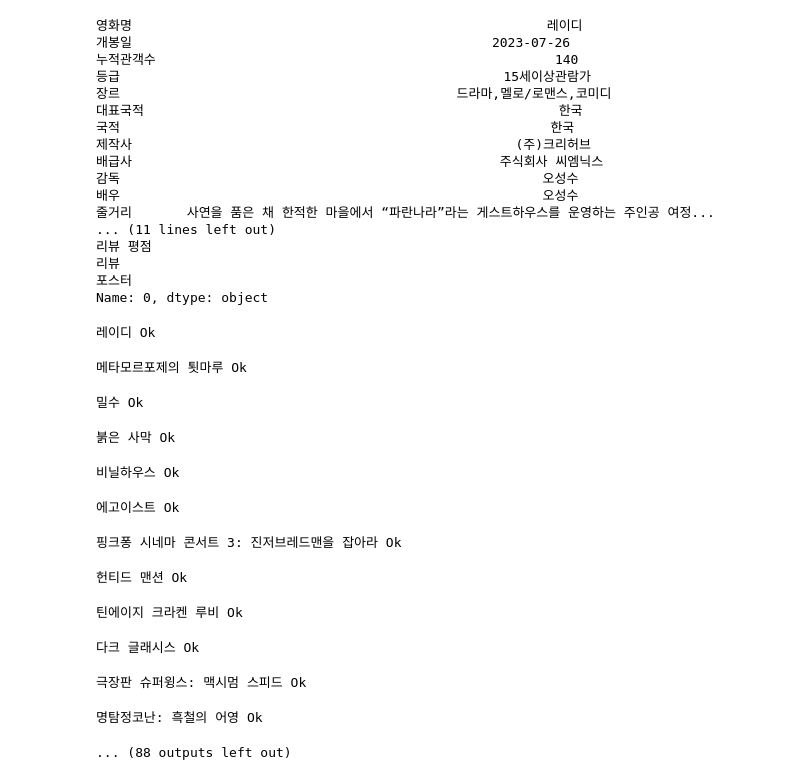
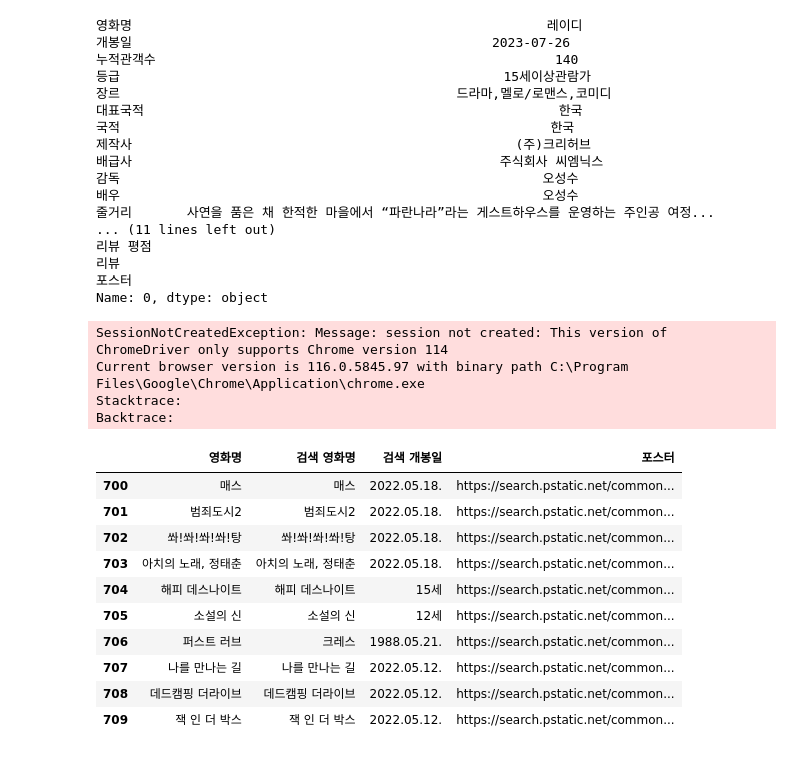
Before and after one commit to wonyounging/2_Project, a Jupyter notebook: Work_data/movie_data/영화 포스터 크롤링.ipynb, the cells around one changed output. Drawn from its saved outputs; the diff is of its cells as text; code cells hidden in the pictures.

```diff
--- a/Work_data/movie_data/영화 포스터 크롤링.ipynb
+++ b/Work_data/movie_data/영화 포스터 크롤링.ipynb
@@ -123,7 +123,7 @@ count = 0
 start_list = list(range(0, 18001, 1000))
 end_list = list(range(1000,18421,1000))
 
-for k in range(len(start_list)):
+for k in range(len(start_list)[1:]):
     df_part = pd.DataFrame(columns = ['영화명', '개봉일', '누적관객수', '등급', '장르', '대표국적', '국적', '제작사', '배급사', '감독',
     '배우', '줄거리', '키워드', '검색 영화명', '검색 개봉일', '평점', '남자 평점', '여자 평점',
     '10대 평점', '20대 평점', '30대 평점', '40대 평점', '50대 평점', '리뷰 평점', '리뷰', '포스터'])
@@ -193,18 +193,9 @@ for k in range(len(start_list)):
 
     df_part.to_csv(f'd:/2nd_project/Data/poster_test_{k+1}.csv', index=False)
 # %% [output]
-레이디 Ok
+SessionNotCreatedException: Message: session not created: This version of ChromeDriver only supports Chrome version 114
+Current browser version is 116.0.5845.97 with binary path C:\Program Files\Google\Chrome\Application\chrome.exe
+Stacktrace:
+Backtrace:
-메타모르포제의 툇마루 Ok
-밀수 Ok
-붉은 사막 Ok
-비닐하우스 Ok
-에고이스트 Ok
-핑크퐁 시네마 콘서트 3: 진저브레드맨을 잡아라 Ok
-헌티드 맨션 Ok
-틴에이지 크라켄 루비 Ok
-다크 글래시스 Ok
-극장판 슈퍼윙스: 맥시멈 스피드 Ok
-명탐정코난: 흑철의 어영 Ok
-... (88 outputs left out)
 # %%
 매롱
@@ -213,3 +202,18 @@ df_part
+# %%
+check = pd.read_csv('d:/2nd_project/Data/poster_test_1.csv')
+check[['영화명', '검색 영화명', '검색 개봉일', '포스터']][700:710]
+# %% [output]
+|  | 영화명 | 검색 영화명 | 검색 개봉일 | 포스터 |
+| 700 | 매스 | 매스 | 2022.05.18. | https://search.pstatic.net/common... |
+| 701 | 범죄도시2 | 범죄도시2 | 2022.05.18. | https://search.pstatic.net/common... |
+| 702 | 쏴!쏴!쏴!쏴!탕 | 쏴!쏴!쏴!쏴!탕 | 2022.05.18. | https://search.pstatic.net/common... |
+| 703 | 아치의 노래, 정태춘 | 아치의 노래, 정태춘 | 2022.05.18. | https://search.pstatic.net/common... |
+| 704 | 해피 데스나이트 | 해피 데스나이트 | 15세 | https://search.pstatic.net/common... |
+| 705 | 소설의 신 | 소설의 신 | 12세 | https://search.pstatic.net/common... |
+| 706 | 퍼스트 러브 | 크레스 | 1988.05.21. | https://search.pstatic.net/common... |
+| 707 | 나를 만나는 길 | 나를 만나는 길 | 2022.05.12. | https://search.pstatic.net/common... |
+| 708 | 데드캠핑 더라이브 | 데드캠핑 더라이브 | 2022.05.12. | https://search.pstatic.net/common... |
+| 709 | 잭 인 더 박스 | 잭 인 더 박스 | 2022.05.12. | https://search.pstatic.net/common... |
 # %%
 base_url = 'https://search.naver.com/search.naver?sm=tab_hty.top&where=nexearch&query='
 driver = webdriver.Chrome()
```
Also changed, not shown: parts of 1 cell of this notebook.
